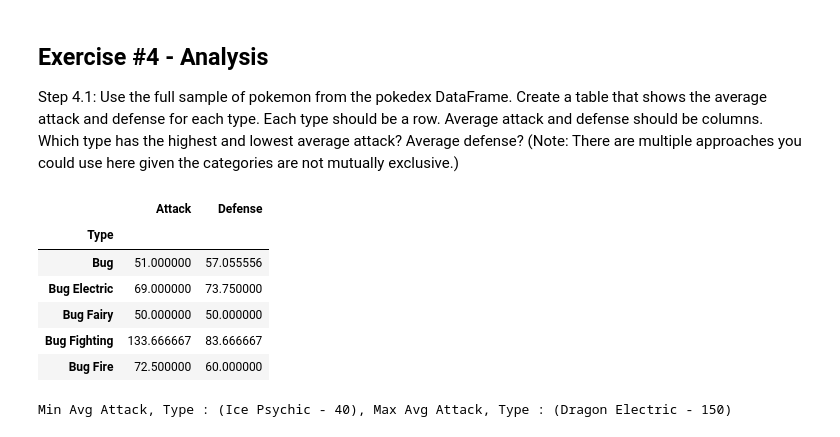
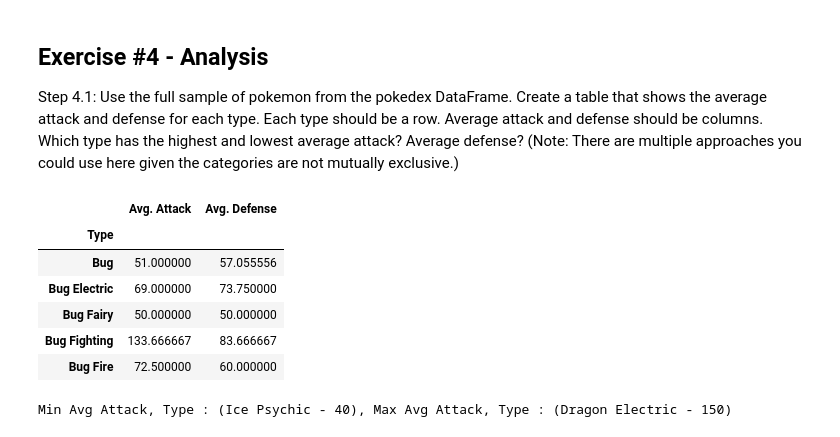
Before and after one commit to sunny2309/projects, a Jupyter notebook: pokemon_scraping/beautifulsoup_pandas.ipynb, the cells around one changed output. Drawn from its saved outputs; the diff is of its cells as text; code cells hidden in the pictures.

```diff
--- a/pokemon_scraping/beautifulsoup_pandas.ipynb
+++ b/pokemon_scraping/beautifulsoup_pandas.ipynb
@@ -35,26 +44,29 @@ first_row_data
 # %% [markdown]
 ### Step 1.3: Generalize step 1.2. Define a function that takes in a row of the pokedex table and returns it as a DataFrame with a single row. Create a single DataFrame by appending these rows. (Appending the data to a list or dictionary and then creating a DataFrame is also acceptable.) Make sure you skip the header row.
 # %%
-header_names = []
-all_rows = soup.find_all('tr')
+def create_data_frame(all_rows):
+    header_names = []
+    rows_data = []
+    for row in all_rows:
+        single_row_data = []
+        headers = row.find_all('th')
+        for header in headers:
+            header_names.append(header.text)
+            if header.text == 'Name':
+                header_names.append('URL')
+        row_content = row.find_all('td')
+        for val in row_content:
+            single_row_data.append(val.text)
+            if val.get('class')[0] == 'cell-name':
+                hyperlink = val.find('a')
+                single_row_data.append(hyperlink['href'])
+        if single_row_data:
+            rows_data.append(single_row_data)
 
-rows_data = []
-for row in all_rows:
-    single_row_data = []
-    headers = row.find_all('th')
-    for header in headers:
-        header_names.append(header.text)
-        if header.text == 'Name':
-            header_names.append('URL')
-    row_content = row.find_all('td')
-    for val in row_content:
-        single_row_data.append(val.text)
-        if val.get('class')[0] == 'cell-name':
-            hyperlink = val.find('a')
-            single_row_data.append(hyperlink['href'])
-    if single_row_data:
-        rows_data.append(single_row_data)
-final_df = pd.DataFrame(rows_data, columns=header_names)
+    return pd.DataFrame(rows_data, columns=header_names)
+
+final_df = create_data_frame(all_rows)
+
 final_df.head(5)
 # %% [output]
 |  | # | Name | URL | Type | Total | HP | Attack | Defense | Sp. Atk | Sp. Def | Speed |
@@ -274,10 +298,10 @@ locations_data.head()
 ## Exercise #4 - Analysis
 Step 4.1: Use the full sample of pokemon from the pokedex DataFrame. Create a table that shows the average attack and defense for each type. Each type should be a row. Average attack and defense should be columns. Which type has the highest and lowest average attack? Average defense? (Note: There are multiple approaches you could use here given the categories are not mutually exclusive.)
 # %%
-avg_atck_defence_per_type = final_df.groupby(by='Type').mean()[['Attack', 'Defense']]
+avg_atck_defence_per_type = final_df.groupby(by='Type').mean()[['Attack', 'Defense']].rename(columns={'Attack': 'Avg. Attack', 'Defense': 'Avg. Defense'})
 avg_atck_defence_per_type.head()
 # %% [output]
-|  | Attack | Defense |
+|  | Avg. Attack | Avg. Defense |
 | Type |  |  |
 | Bug | 51.000000 | 57.055556 |
 | Bug Electric | 69.000000 | 73.750000 |
```
Also changed, not shown: parts of 14 cells of this notebook, 4 other files.
